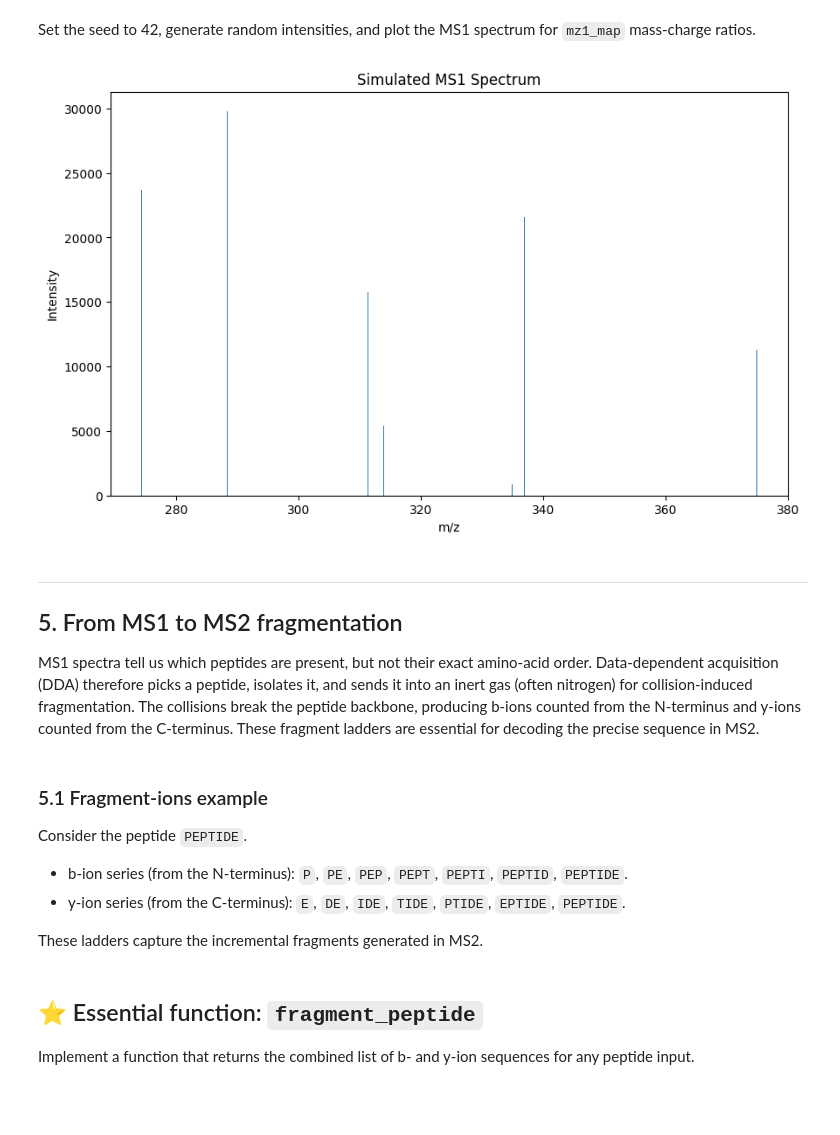
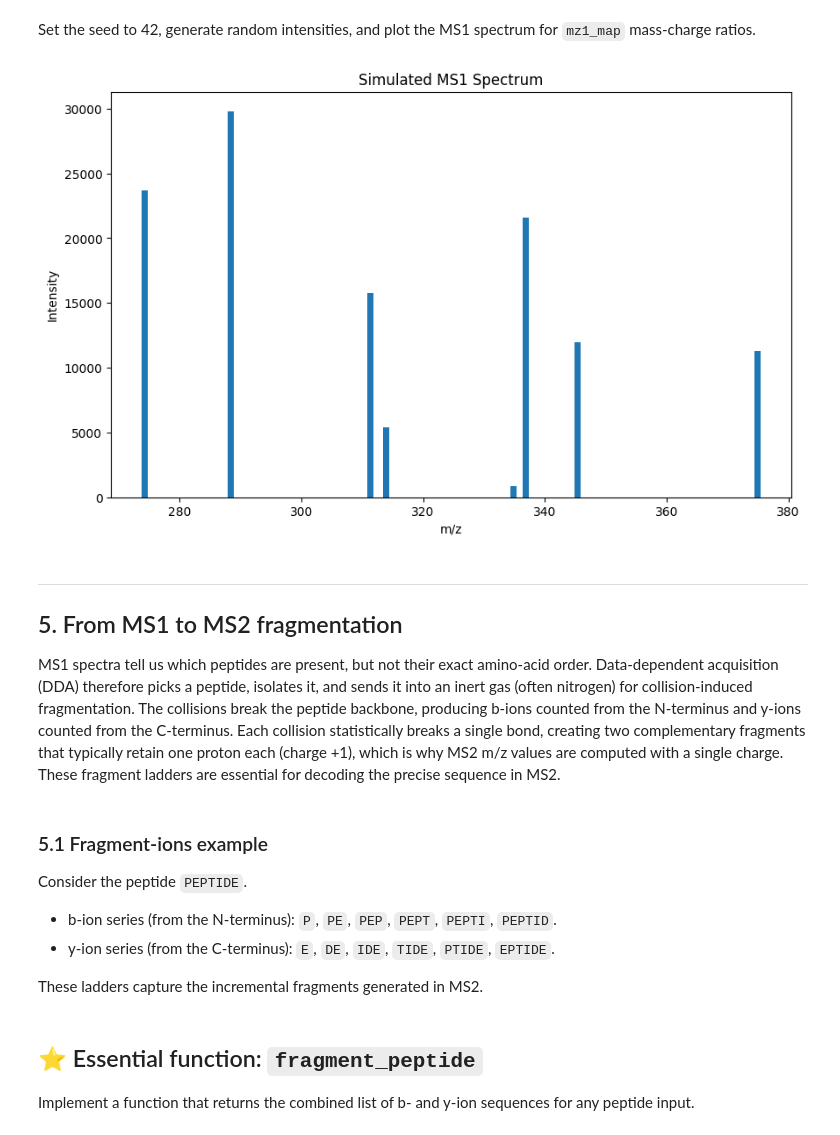
Before and after one commit to UKHD-NP/advanced-python_course, a Jupyter notebook: tutorials/3_mass_spectra_simulation_solutions.ipynb, the cells around one changed output. Saved outputs shown, nothing was run; the diff lists cells and outputs as text; code cells hidden in the pictures; blank space fills up the shorter version.

Commit message:
synced with branch breaking-corrections: 3_mass_spectra_simulation_solutions

```diff
--- a/tutorials/3_mass_spectra_simulation_solutions.ipynb
+++ b/tutorials/3_mass_spectra_simulation_solutions.ipynb
@@ -161,7 +161,7 @@ Implement a function that accepts the peptide-mass dictionary from the previous
 # %% [markdown]
 > 🚩 **Fill in the triple dots [...]**
 # %%
-def calculate_mz_collection(peptide_mass_map, charge=2, proton_mass=1.007):
+def calculate_mz_collection(peptide_mass_map, charge, proton_mass=1.007):
     """
     Calculate the m/z values for a collection of peptide masses.
 
@@ -169,8 +169,8 @@ def calculate_mz_collection(peptide_mass_map, charge=2, proton_mass=1.007):
     ----------
     peptide_mass_map : dict
         A dictionary mapping peptide sequences to their molecular masses.
-    charge : int, optional
-        The charge state of the peptides (default is 2).
+    charge : int
+        The charge state of the peptides (must be provided explicitly).
     proton_mass : float, optional
         The mass of a proton (default is 1.007).
     Returns
@@ -188,5 +188,5 @@ Apply to MS1 masses: use `calculate_mz_collection` on `mass_map_ms1` so you have
 # %%
-mz1_map = calculate_mz_collection(mass_map_ms1)
+mz1_map = calculate_mz_collection(mass_map_ms1, charge=2)
 mz1_map
 # %% [output]
 {'MATSR': 274.332,
@@ -228,7 +228,7 @@ Implement a function that accepts the m/z values and optional `random_count_rang
 import numpy as np
 import matplotlib.pyplot as plt
 
-def plot_spectrum(mz_values, random_count_range=(0, 30000), seed=42):
+def plot_spectrum(mz_values, random_count_range=(0, 30000), seed=42, title='Simulated MS Spectrum'):
     """
     Plot a simulated MS1 spectrum given m/z values.
 
@@ -249,27 +249,27 @@ def plot_spectrum(mz_values, random_count_range=(0, 30000), seed=42):
     counts = np.random.randint(random_count_range[0], random_count_range[1], size=len(mz_values))
 
     plt.figure(figsize=(10, 6))
-    plt.bar(mz_values, counts, width=0.1)
+    plt.bar(mz_values, counts, width=1)
     plt.xlabel('m/z')
     plt.ylabel('Intensity')
-    plt.title('Simulated MS1 Spectrum')
+    plt.title(title)
     plt.show()
 # %% [markdown]
 Set the seed to 42, generate random intensities, and plot the MS1 spectrum for `mz1_map` mass-charge ratios.
 # %%
-plot_spectrum(list(mz1_map.values()))
+plot_spectrum(list(mz1_map.values()), title='Simulated MS1 Spectrum')
 # %% [output]
-[figure, old version]
+[figure, new version]
 # %% [markdown]
 ---
 
 ## 5. From MS1 to MS2 fragmentation
-MS1 spectra tell us which peptides are present, but not their exact amino-acid order. Data-dependent acquisition (DDA) therefore picks a peptide, isolates it, and sends it into an inert gas (often nitrogen) for collision-induced fragmentation. The collisions break the peptide backbone, producing b-ions counted from the N-terminus and y-ions counted from the C-terminus. These fragment ladders are essential for decoding the precise sequence in MS2.
+MS1 spectra tell us which peptides are present, but not their exact amino-acid order. Data-dependent acquisition (DDA) therefore picks a peptide, isolates it, and sends it into an inert gas (often nitrogen) for collision-induced fragmentation. The collisions break the peptide backbone, producing b-ions counted from the N-terminus and y-ions counted from the C-terminus. Each collision statistically breaks a single bond, creating two complementary fragments that typically retain one proton each (charge +1), which is why MS2 m/z values are computed with a single charge. These fragment ladders are essential for decoding the precise sequence in MS2.
 # %% [markdown]
 ### 5.1 Fragment-ions example
 Consider the peptide `PEPTIDE`.
-- b-ion series (from the N-terminus): `P`, `PE`, `PEP`, `PEPT`, `PEPTI`, `PEPTID`, `PEPTIDE`.
-- y-ion series (from the C-terminus): `E`, `DE`, `IDE`, `TIDE`, `PTIDE`, `EPTIDE`, `PEPTIDE`.
+- b-ion series (from the N-terminus): `P`, `PE`, `PEP`, `PEPT`, `PEPTI`, `PEPTID`.
+- y-ion series (from the C-terminus): `E`, `DE`, `IDE`, `TIDE`, `PTIDE`, `EPTIDE`.
 
 These ladders capture the incremental fragments generated in MS2.
 # %% [markdown]
```
Also changed, not shown: parts of 11 cells of this notebook.
